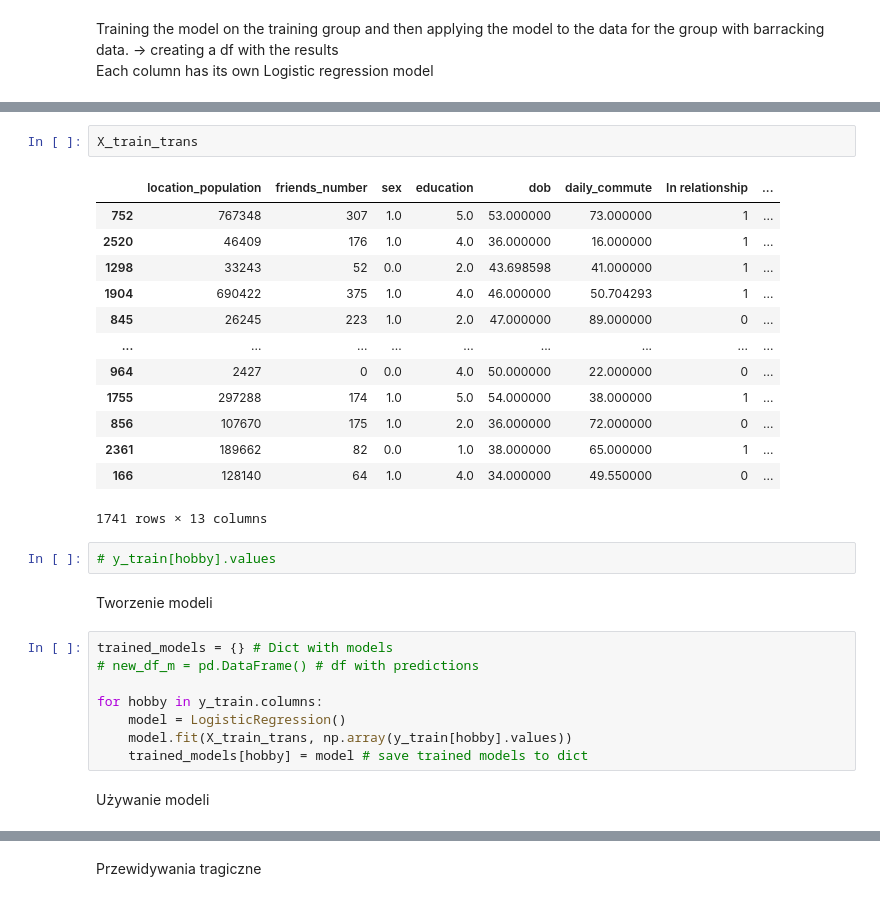
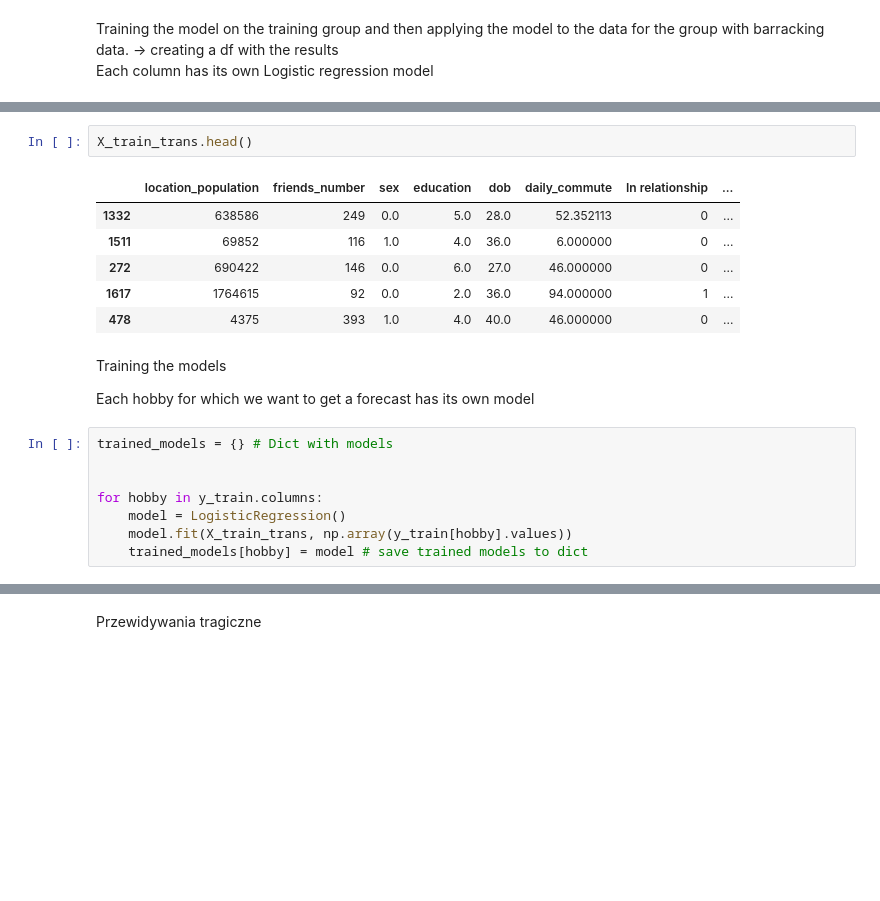
Before and after one commit to Bartoszcz28/Gym_Subscription, a Jupyter notebook: Data_Imput_hobby.ipynb, the cells around one changed output, grey strips where cells are left out. Cells and saved outputs as stored; diff of their text form; blank space fills up the shorter version.

```diff
--- a/Data_Imput_hobby.ipynb
+++ b/Data_Imput_hobby.ipynb
@@ -265,30 +210,21 @@ Each column has its own Logistic regression model
 # %%
-X_train_trans
+X_train_trans.head()
 # %% [output]
 |  | location_population | friends_number | sex | education | dob | daily_commute | In relationship | ... |
-| 752 | 767348 | 307 | 1.0 | 5.0 | 53.000000 | 73.000000 | 1 | ... |
-| 2520 | 46409 | 176 | 1.0 | 4.0 | 36.000000 | 16.000000 | 1 | ... |
-| 1298 | 33243 | 52 | 0.0 | 2.0 | 43.698598 | 41.000000 | 1 | ... |
-| 1904 | 690422 | 375 | 1.0 | 4.0 | 46.000000 | 50.704293 | 1 | ... |
-| 845 | 26245 | 223 | 1.0 | 2.0 | 47.000000 | 89.000000 | 0 | ... |
-| ... | ... | ... | ... | ... | ... | ... | ... | ... |
-| 964 | 2427 | 0 | 0.0 | 4.0 | 50.000000 | 22.000000 | 0 | ... |
-| 1755 | 297288 | 174 | 1.0 | 5.0 | 54.000000 | 38.000000 | 1 | ... |
-| 856 | 107670 | 175 | 1.0 | 2.0 | 36.000000 | 72.000000 | 0 | ... |
-| 2361 | 189662 | 82 | 0.0 | 1.0 | 38.000000 | 65.000000 | 1 | ... |
-| 166 | 128140 | 64 | 1.0 | 4.0 | 34.000000 | 49.550000 | 0 | ... |
+| 1332 | 638586 | 249 | 0.0 | 5.0 | 28.0 | 52.352113 | 0 | ... |
+| 1511 | 69852 | 116 | 1.0 | 4.0 | 36.0 | 6.000000 | 0 | ... |
+| 272 | 690422 | 146 | 0.0 | 6.0 | 27.0 | 46.000000 | 0 | ... |
+| 1617 | 1764615 | 92 | 0.0 | 2.0 | 36.0 | 94.000000 | 1 | ... |
+| 478 | 4375 | 393 | 1.0 | 4.0 | 40.0 | 46.000000 | 0 | ... |
-1741 rows × 13 columns
-# %%
-# y_train[hobby].values
-# %% [markdown]
-Tworzenie modeli
+# %% [markdown]
+Training the models
+
+Each hobby for which we want to get a forecast has its own model
 # %%
 trained_models = {} # Dict with models
-# new_df_m = pd.DataFrame() # df with predictions
+
 
 for hobby in y_train.columns:
     model = LogisticRegression()
     model.fit(X_train_trans, np.array(y_train[hobby].values))
     trained_models[hobby] = model # save trained models to dict
-# %% [markdown]
-Używanie modeli
```
Also changed, not shown: parts of 44 cells of this notebook.
